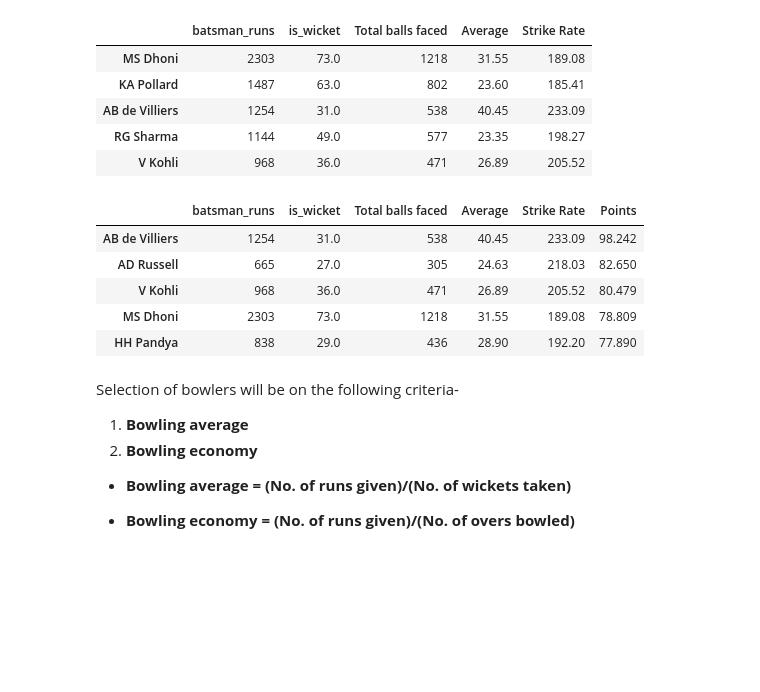
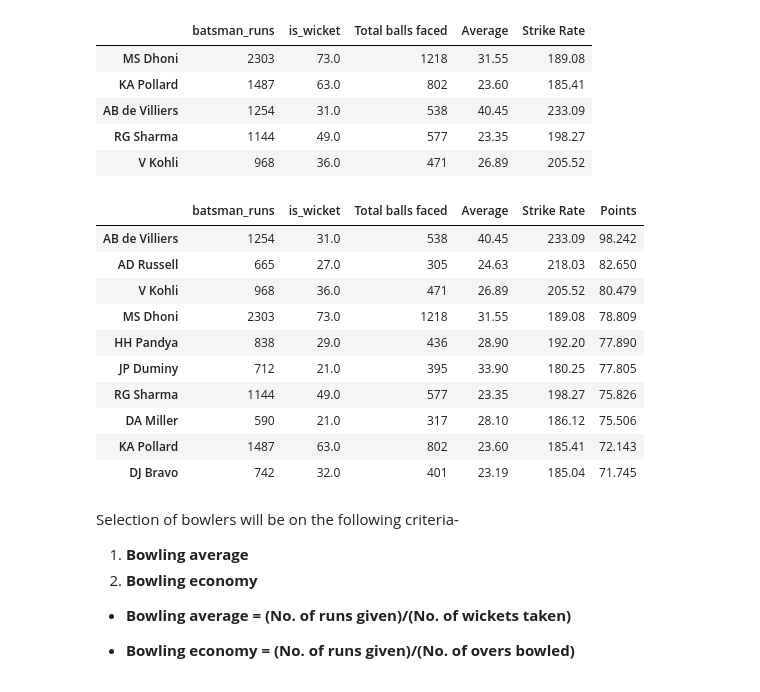
Before and after one commit to dhrubjun/All-time-best-IPL-team, a Jupyter notebook: All_time_best_IPL_team.ipynb, the cells around one changed output. Drawn from its saved outputs; the diff is of its cells as text; code cells hidden in the pictures; blank space fills up the shorter version.

```diff
--- a/All_time_best_IPL_team.ipynb
+++ b/All_time_best_IPL_team.ipynb
@@ -194,4 +176,4 @@ df_powerplay_stat['Total balls faced'] = df_balls_faced_power
 # %%
-df_powerplay_stat['Average'] = round(df_powerplay_stat['batsman_runs']/df_powerplay_stat['is_wicket'], 2)
+df_death_stat['Average'] = round(df_death_stat['batsman_runs']/df_death_stat['is_wicket'], 2)
 # %%
-df_powerplay_stat['Strike Rate'] = round((df_powerplay_stat['batsman_runs']/df_powerplay_stat['Total balls faced'])*100, 2)
+df_death_stat['Strike Rate'] = round((df_death_stat['batsman_runs']/df_death_stat['Total balls faced'])*100, 2)
@@ -200,3 +180,5 @@ df_powerplay_stat = df_powerplay_stat[df_powerplay_stat['batsman_runs']>500]
+# %%
+df_death_stat = df_death_stat[df_death_stat['batsman_runs']>500]
 # %% [markdown]
 **Top 10 batsman according to average at 16th to 20th over**
 # %%
@@ -239,16 +221,21 @@ df_powerplay_stat.head()
 | RG Sharma | 1144 | 49.0 | 577 | 23.35 | 198.27 |
 | V Kohli | 968 | 36.0 | 471 | 26.89 | 205.52 |
 # %%
-df_powerplay_stat['Points'] = (df_powerplay_stat['Average']*0.7)+(df_powerplay_stat['Strike Rate']*0.3)
+df_death_stat['Points'] = (df_death_stat['Average']*0.7)+(df_death_stat['Strike Rate']*0.3)
 # %%
-df_powerplay_stat.sort_values(by='Points', ascending=False).head(5)
+df_death_stat.sort_values(by='Points', ascending=False).head(10)
 # %% [output]
 |  | batsman_runs | is_wicket | Total balls faced | Average | Strike Rate | Points |
 | AB de Villiers | 1254 | 31.0 | 538 | 40.45 | 233.09 | 98.242 |
 | AD Russell | 665 | 27.0 | 305 | 24.63 | 218.03 | 82.650 |
 | V Kohli | 968 | 36.0 | 471 | 26.89 | 205.52 | 80.479 |
 | MS Dhoni | 2303 | 73.0 | 1218 | 31.55 | 189.08 | 78.809 |
 | HH Pandya | 838 | 29.0 | 436 | 28.90 | 192.20 | 77.890 |
+| JP Duminy | 712 | 21.0 | 395 | 33.90 | 180.25 | 77.805 |
+| RG Sharma | 1144 | 49.0 | 577 | 23.35 | 198.27 | 75.826 |
+| DA Miller | 590 | 21.0 | 317 | 28.10 | 186.12 | 75.506 |
+| KA Pollard | 1487 | 63.0 | 802 | 23.60 | 185.41 | 72.143 |
+| DJ Bravo | 742 | 32.0 | 401 | 23.19 | 185.04 | 71.745 |
 # %% [markdown]
 Selection of bowlers will be on the following criteria-
 1. **Bowling average**
```
Also changed, not shown: parts of 61 cells of this notebook.
